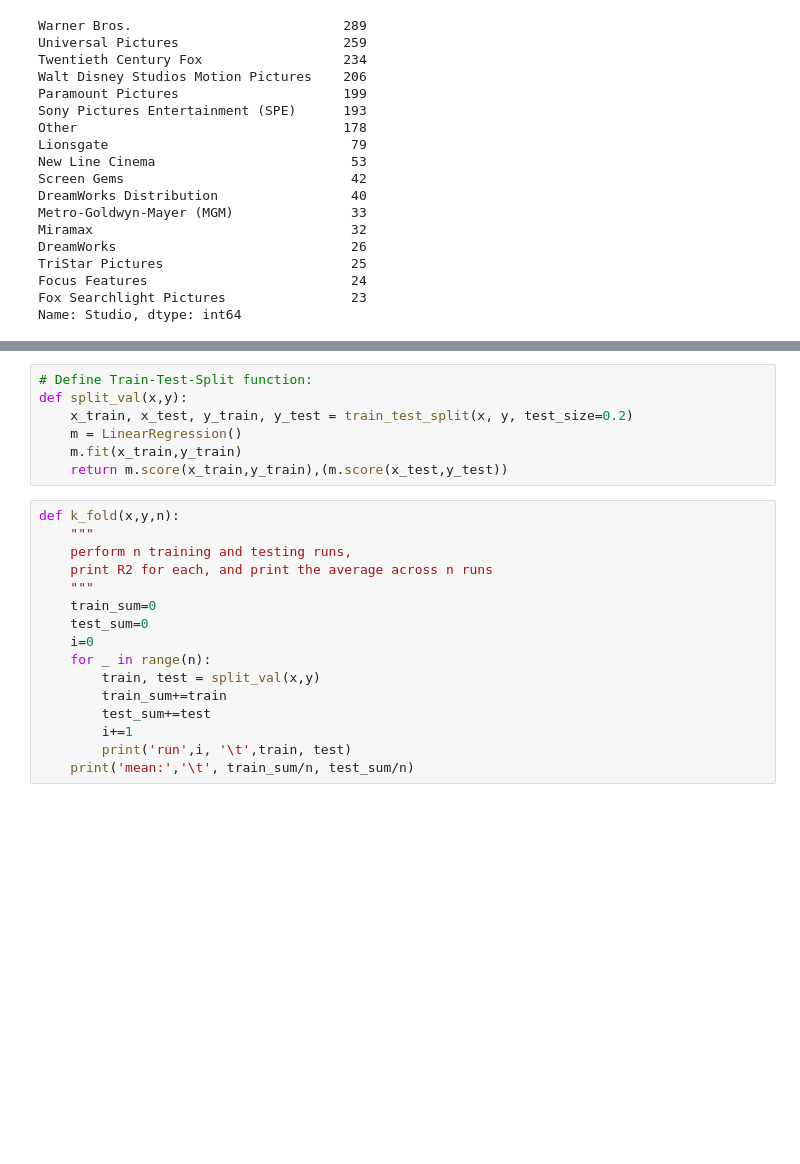
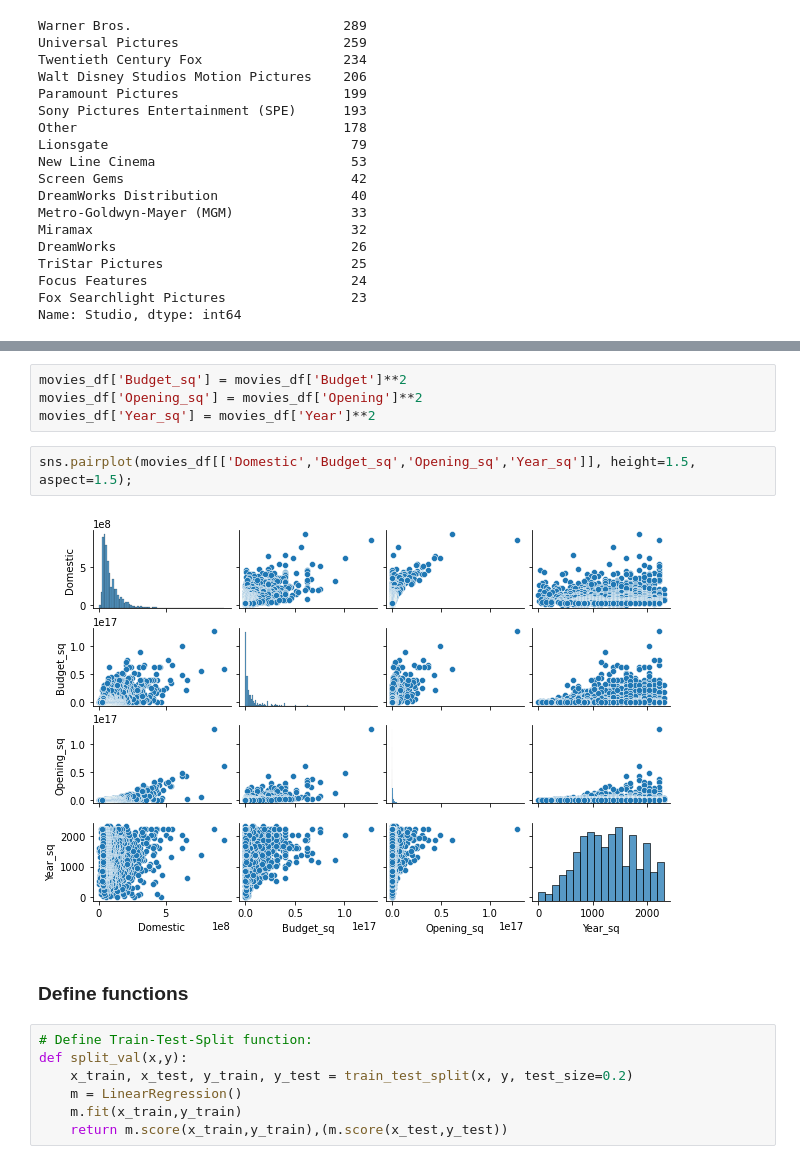
Before and after one commit to jpizzollo/Movie_Regression, a Jupyter notebook: Predicting_Earnings.ipynb, the cells around one changed output, grey strips where cells are left out. Cells and saved outputs as stored; diff of their text form; blank space fills up the shorter version.

```diff
--- a/Predicting_Earnings.ipynb
+++ b/Predicting_Earnings.ipynb
@@ -393,3 +240,13 @@ plt.ylabel('Residuals', fontsize=12);
+# %%
+movies_df['Budget_sq'] = movies_df['Budget']**2
+movies_df['Opening_sq'] = movies_df['Opening']**2
+movies_df['Year_sq'] = movies_df['Year']**2
+# %%
+sns.pairplot(movies_df[['Domestic','Budget_sq','Opening_sq','Year_sq']], height=1.5, aspect=1.5);
+# %% [output]
+[figure, added]
+# %% [markdown]
+### Define functions
 # %%
 # Define Train-Test-Split function:
 def split_val(x,y):
@@ -397,19 +254,3 @@ def split_val(x,y):
     m = LinearRegression()
     m.fit(x_train,y_train)
     return m.score(x_train,y_train),(m.score(x_test,y_test))
-# %%
-def k_fold(x,y,n):
-    """
-    perform n training and testing runs,
-    print R2 for each, and print the average across n runs
-    """
-    train_sum=0
-    test_sum=0
-    i=0
-    for _ in range(n):
-        train, test = split_val(x,y)
-        train_sum+=train
-        test_sum+=test
-        i+=1
-        print('run',i, '\t',train, test)
-    print('mean:','\t', train_sum/n, test_sum/n)
```
Also changed, not shown: parts of 134 cells of this notebook.
